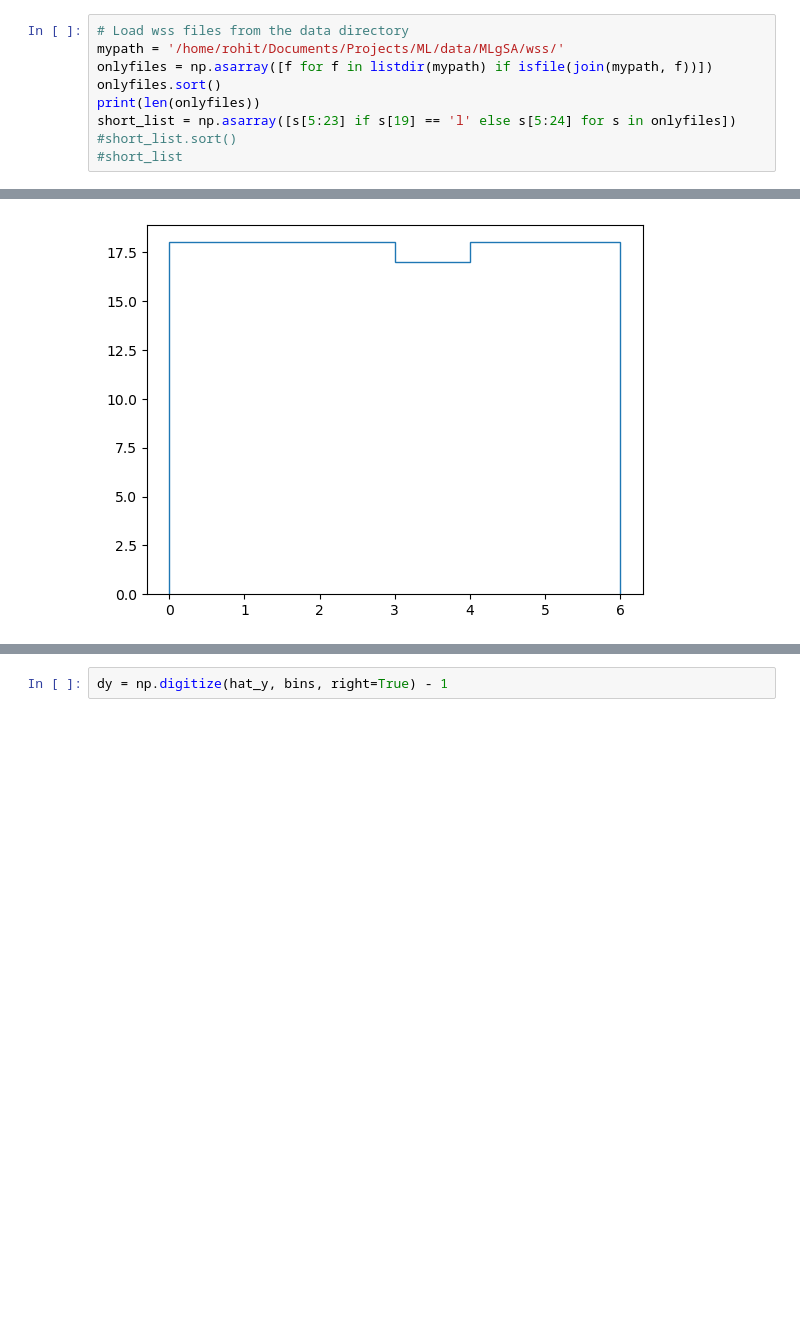
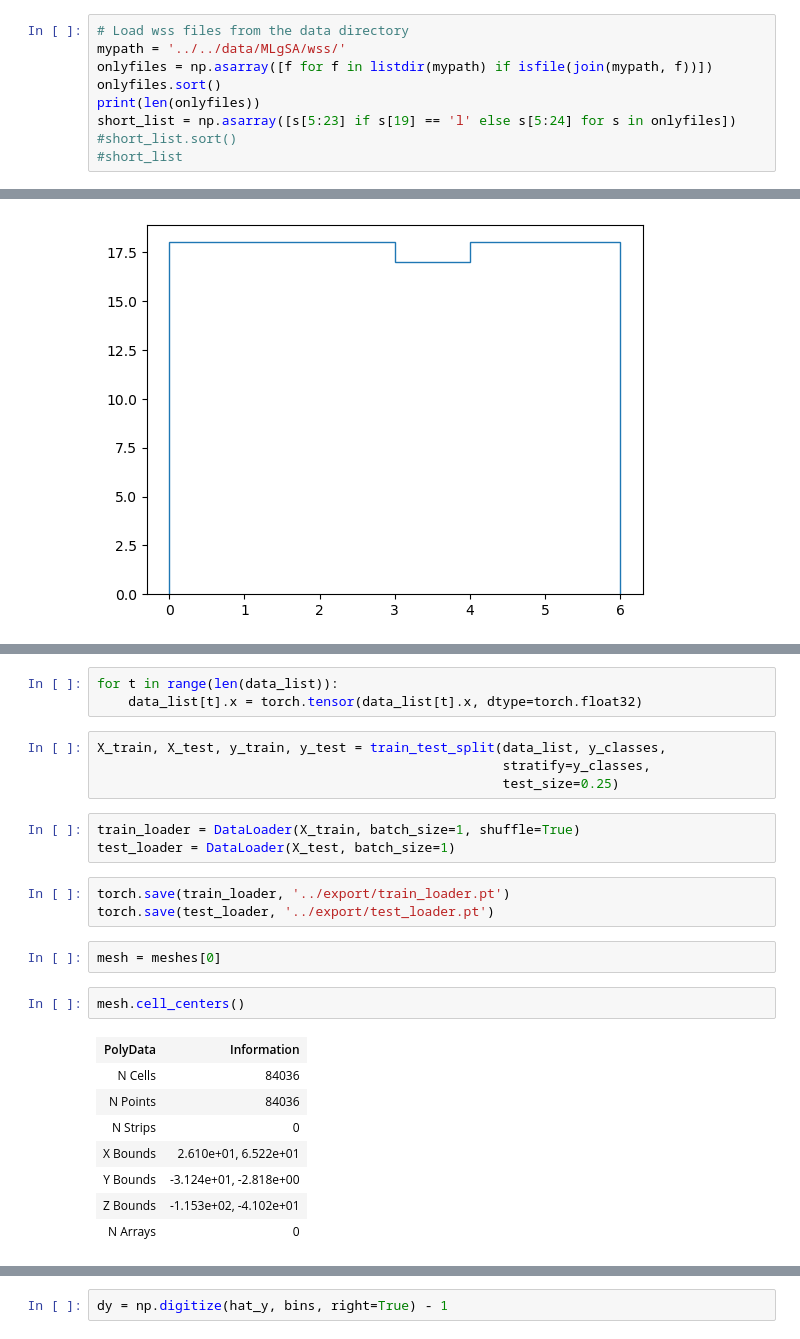
Before and after one commit to rhoP/MLgSA_GCNN, a Jupyter notebook: anal/Analysis.ipynb, the cells around one changed output, grey strips where cells are left out. Saved outputs shown, nothing was run; the diff lists cells and outputs as text; blank space fills up the shorter version.

```diff
--- a/anal/Analysis.ipynb
+++ b/anal/Analysis.ipynb
@@ -14,7 +14,7 @@ from sklearn.preprocessing import StandardScaler
 from sklearn.model_selection import train_test_split
 # %%
 # Load wss files from the data directory
-mypath = '/home/rohit/Documents/Projects/ML/data/MLgSA/wss/'
+mypath = '../../data/MLgSA/wss/'
 onlyfiles = np.asarray([f for f in listdir(mypath) if isfile(join(mypath, f))])
 onlyfiles.sort()
 print(len(onlyfiles))
@@ -158,0 +260,26 @@ plt.stairs(counts)
+# %%
+for t in range(len(data_list)):
+    data_list[t].x = torch.tensor(data_list[t].x, dtype=torch.float32)
+# %%
+X_train, X_test, y_train, y_test = train_test_split(data_list, y_classes,
+                                                    stratify=y_classes,
+                                                    test_size=0.25)
+# %%
+train_loader = DataLoader(X_train, batch_size=1, shuffle=True)
+test_loader = DataLoader(X_test, batch_size=1)
+# %%
+torch.save(train_loader, '../export/train_loader.pt')
+torch.save(test_loader, '../export/test_loader.pt')
+# %%
+mesh = meshes[0]
+# %%
+mesh.cell_centers()
+# %% [output]
+| PolyData | Information |
+| N Cells | 84036 |
+| N Points | 84036 |
+| N Strips | 0 |
+| X Bounds | 2.610e+01, 6.522e+01 |
+| Y Bounds | -3.124e+01, -2.818e+00 |
+| Z Bounds | -1.153e+02, -4.102e+01 |
+| N Arrays | 0 |
```
Also changed, not shown: parts of 40 cells of this notebook, 4 other files.
